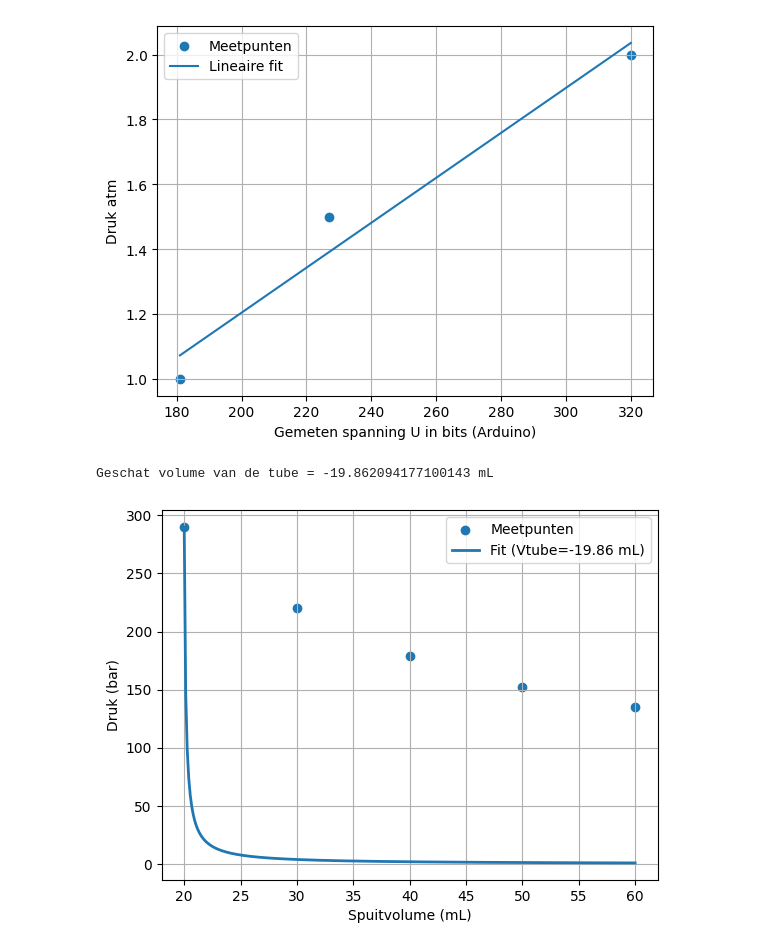
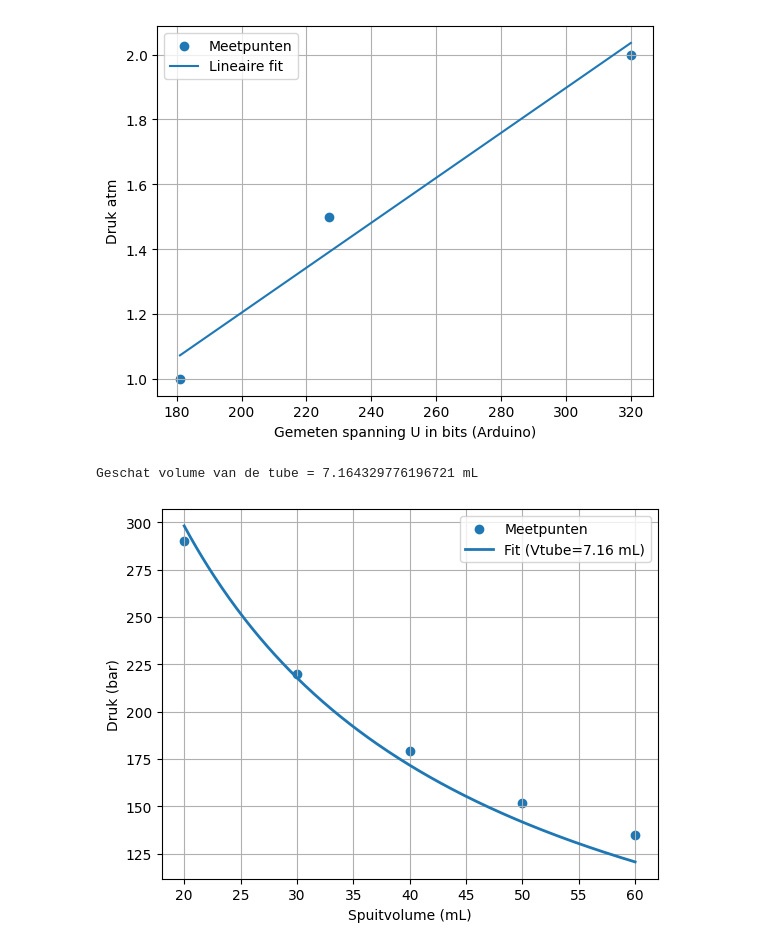
Before and after one commit to meijnebolger/groepMF, a Jupyter notebook: Content/Labs/druksensorijken.ipynb, the cells around one changed output. Drawn from its saved outputs; the diff is of its cells as text; code cells hidden in the pictures.

```diff
--- a/Content/Labs/druksensorijken.ipynb
+++ b/Content/Labs/druksensorijken.ipynb
@@ -105,34 +105,33 @@ b = -0.18171242438331747
 # %%
 V = np.array([60, 50, 40, 30, 20])
 P = np.array([135, 152, 179, 220, 290])
 
 
-
 # Bekende constante: P0 * V0
-P0 = 1.00   # bar
-V0 = 40     # mL
+P0 = 135   # bar
+V0 = 60     # mL
 C = P0 * V0 # constante
 
 # Alleen Vtube fitten:
 def druk_model(V, Vtube):
     return C / (V + Vtube)
 
 params, cov = curve_fit(druk_model, V, P)
 Vtube_fit = params[0]
 
 print("Geschat volume van de tube =", Vtube_fit, "mL")
 
 # Plot
 V_fit = np.linspace(min(V), max(V), 300)
 P_fit = druk_model(V_fit, Vtube_fit)
 
 plt.scatter(V, P, label="Meetpunten")
 plt.plot(V_fit, P_fit, label=f"Fit (Vtube={Vtube_fit:.2f} mL)", linewidth=2)
 plt.xlabel("Spuitvolume (mL)")
 plt.ylabel("Druk (bar)")
 plt.grid(True)
 plt.legend()
 plt.show()
 # %% [output]
-Geschat volume van de tube = -19.862094177100143 mL
+Geschat volume van de tube = 7.164329776196721 mL
-[figure, old version]
+[figure, new version]
```
